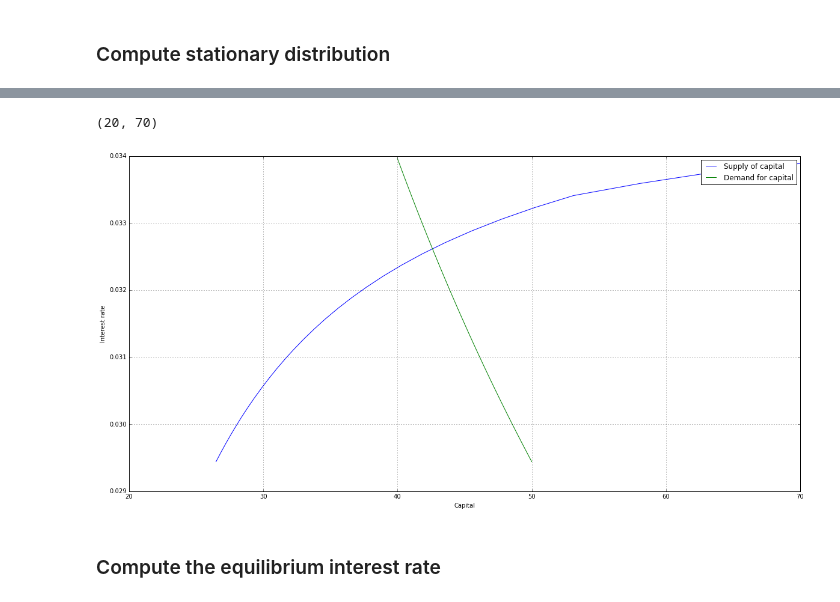
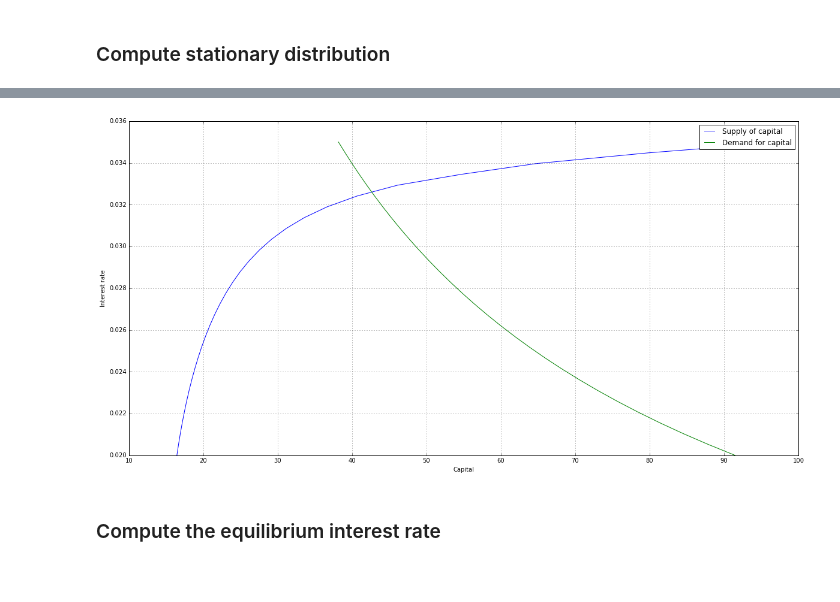
Before and after one commit to jagman88/dolo, a Jupyter notebook: examples/models/incomplete_markets_dtcscc_TimeIterationDirect.ipynb, the cells around one changed output, grey strips where cells are left out. Saved outputs shown, nothing was run; the diff lists cells and outputs as text; code cells hidden in the pictures.

Commit message:
ADD: working on generalization of the aggregate equations

```diff
--- a/examples/models/incomplete_markets_dtcscc_TimeIterationDirect.ipynb
+++ b/examples/models/incomplete_markets_dtcscc_TimeIterationDirect.ipynb
@@ -115,0 +181,5 @@ plt.show()
+# %%
+model.set_calibration(r=0.025)
+dr = time_iteration_direct(model,with_complementarities=True, verbose=False)
+L, QT = dst.stat_dist(model, dr, Nf, itmaxL=5000, tolL=1e-8, verbose=False)
+dst.get_aggregates(model, dr, Nf, L, 'k', 'kagg')
@@ -116,3 +188,3 @@ plt.show()
 # %%
-Kd, Ks, r = dst.supply_demand(model, 'kagg', 'r', Nf, numpoints=30, lower=40, upper=50, verbose=True)
+Kd, Ks, r = dst.supply_demand(model, 'kagg', 'r', Nf, lower=0.02, upper=0.035, numpoints=30, verbose=False)
 # %% [output]
@@ -136,19 +193,18 @@ Iteration = 29
 # %%
 %matplotlib inline
 
 fig = plt.figure(figsize=(20, 10))
 plt.plot(Ks, r,label='Supply of capital')
 plt.plot(Kd, r,label='Demand for capital')
 # plt.plot((37.9893, 37.9893), (0.031, 0.036), 'k-', color='black', label='RA steady state capital')
 plt.xlabel('Capital')
 plt.ylabel('Interest rate')
 plt.legend()
 plt.grid()
 # plt.ylim(0.027, 0.034)
-plt.xlim(20, 70)
+# plt.xlim(20, 70)
 # %% [output]
-(20, 70)
-[figure, old version]
+[figure, new version]
 # %%
 # def solve_eqm(model, Nf, Kinit=50, itermaxKeq=100, tolKeq=1e-4, verbose=False):
 Kinit=50
```
Also changed, not shown: parts of 12 cells of this notebook, 3 other files.
